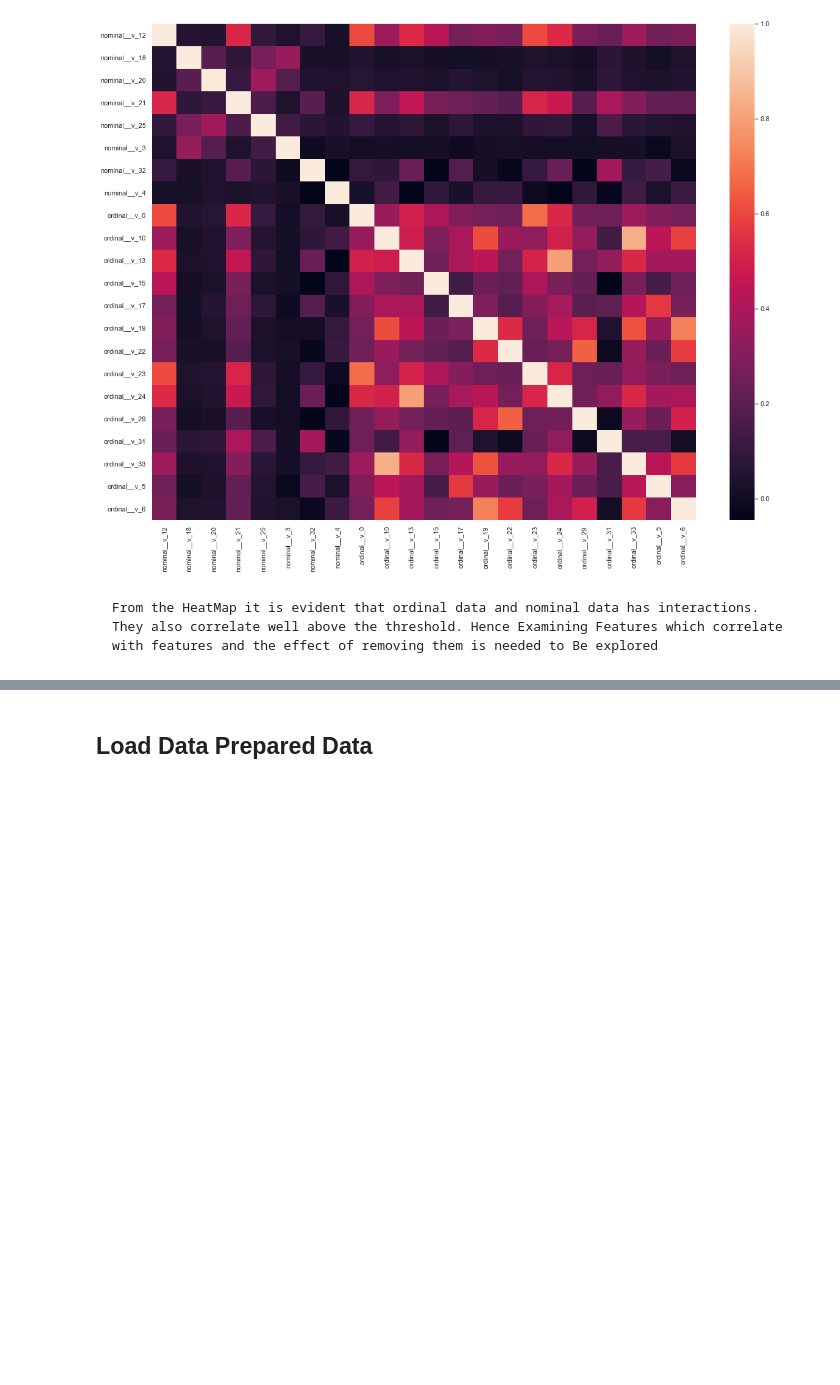
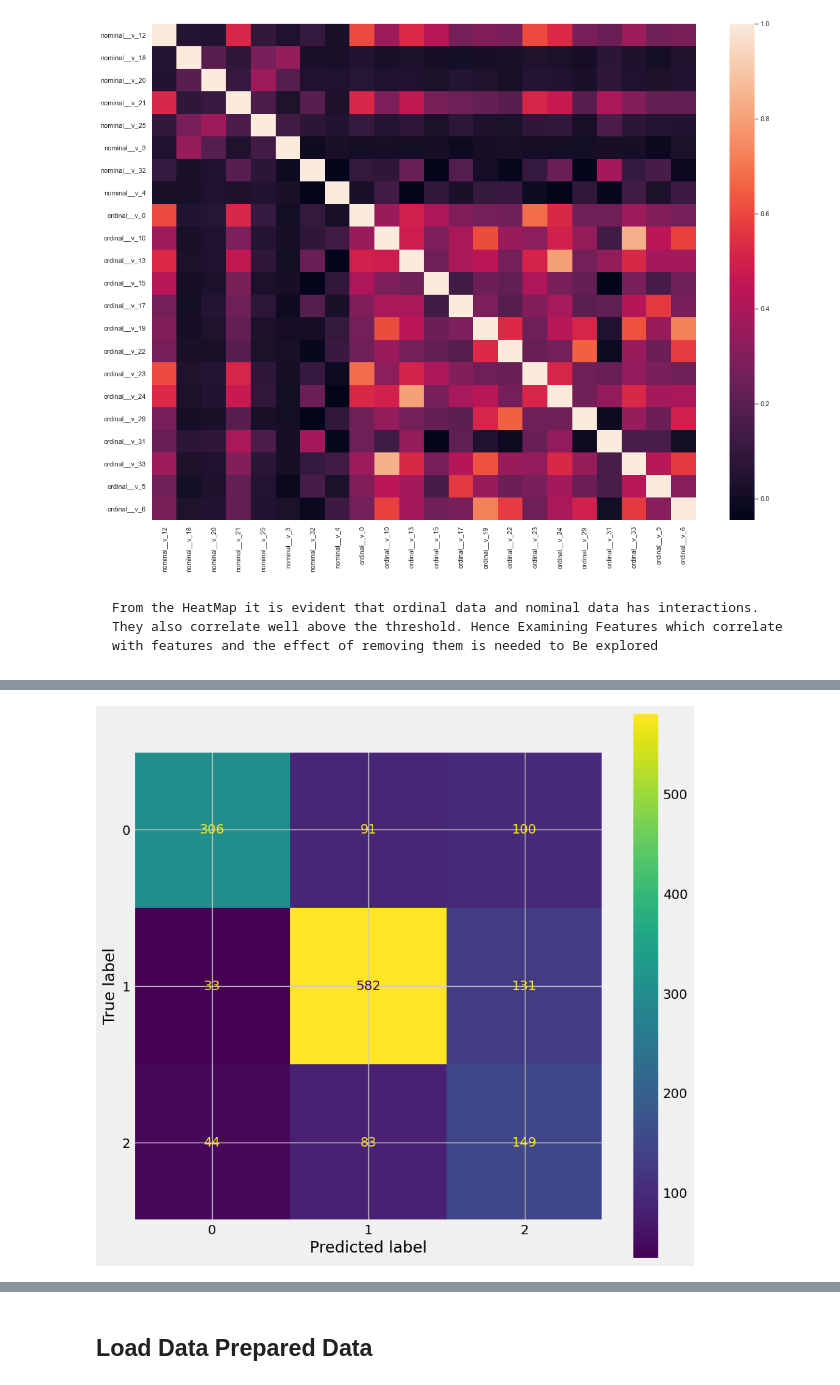
Before and after one commit to risan-raja/sdpiit, a Jupyter notebook: notebooks/sdpiitm-risan-raja-21f10000121.ipynb, the cells around one changed output, grey strips where cells are left out. Cells and saved outputs as stored; diff of their text form; code cells hidden in the pictures; blank space fills up the shorter version.

```diff
--- a/notebooks/sdpiitm-risan-raja-21f10000121.ipynb
+++ b/notebooks/sdpiitm-risan-raja-21f10000121.ipynb
@@ -1042,0 +1212,9 @@ raw_data
+# %%
+# confusion_mat = confusion_matrix(y_test, y_pred)
+# plt.figure(figsize=(10,10))
+plt.style.use('fivethirtyeight')
+fig, ax = plt.subplots(1,1,figsize=(10,10))
+
+disp = ConfusionMatrixDisplay.from_predictions(y_test,y_pred,ax=ax,cmap='viridis')
+# %% [output]
+[figure, added]
```
Also changed, not shown: parts of 61 cells of this notebook, 3 other files.
